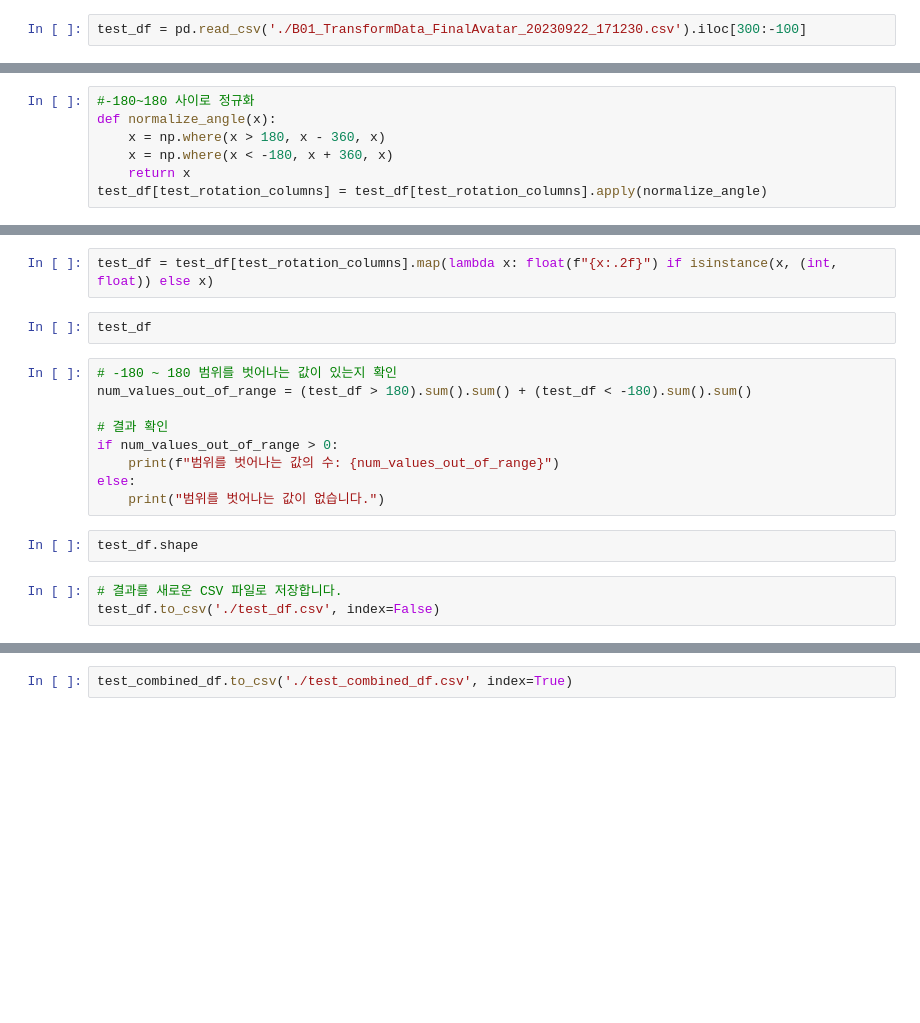
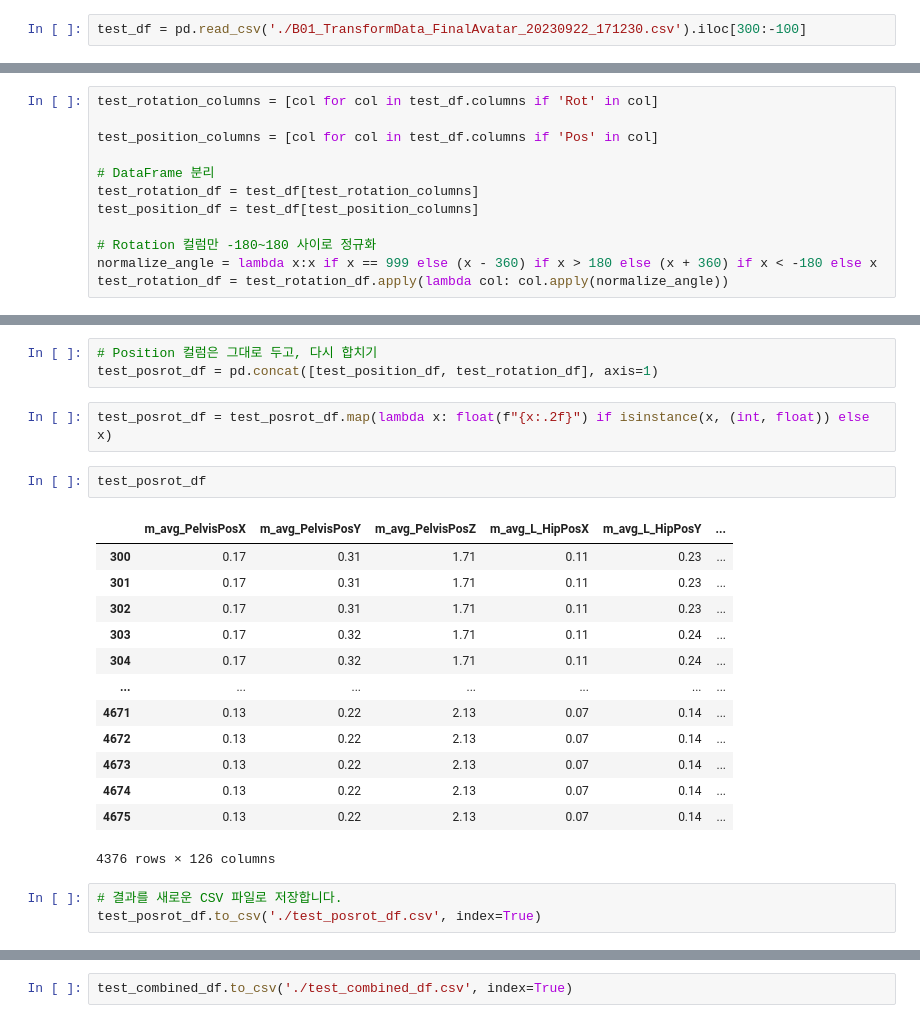
Before and after one commit to jeonsun3629/Sequential-Model, a Jupyter notebook: 02. TransformerPractice_torch.ipynb, the cells around one changed output, grey strips where cells are left out. Cells and saved outputs as stored; diff of their text form; blank space fills up the shorter version.

```diff
--- a/02. TransformerPractice_torch.ipynb
+++ b/02. TransformerPractice_torch.ipynb
@@ -369,7 +499,12 @@ test_rotation_df
-# %%
-#-180~180 사이로 정규화
-def normalize_angle(x):
-    x = np.where(x > 180, x - 360, x)
-    x = np.where(x < -180, x + 360, x)
-    return x
-test_df[test_rotation_columns] = test_df[test_rotation_columns].apply(normalize_angle)
+# %%
+test_rotation_columns = [col for col in test_df.columns if 'Rot' in col]
+
+test_position_columns = [col for col in test_df.columns if 'Pos' in col]
+
+# DataFrame 분리
+test_rotation_df = test_df[test_rotation_columns]
+test_position_df = test_df[test_position_columns]
+
+# Rotation 컬럼만 -180~180 사이로 정규화
+normalize_angle = lambda x:x if x == 999 else (x - 360) if x > 180 else (x + 360) if x < -180 else x
+test_rotation_df = test_rotation_df.apply(lambda col: col.apply(normalize_angle))
@@ -376,19 +522,25 @@ test_df[test_rotation_columns] = test_df[test_rotation_columns].apply(normalize_
+# %%
+# Position 컬럼은 그대로 두고, 다시 합치기
+test_posrot_df = pd.concat([test_position_df, test_rotation_df], axis=1)
 # %%
-test_df = test_df[test_rotation_columns].map(lambda x: float(f"{x:.2f}") if isinstance(x, (int, float)) else x)
+test_posrot_df = test_posrot_df.map(lambda x: float(f"{x:.2f}") if isinstance(x, (int, float)) else x)
-# %%
-test_df
-# %%
-# -180 ~ 180 범위를 벗어나는 값이 있는지 확인
-num_values_out_of_range = (test_df > 180).sum().sum() + (test_df < -180).sum().sum()
-
-# 결과 확인
-if num_values_out_of_range > 0:
-    print(f"범위를 벗어나는 값의 수: {num_values_out_of_range}")
-else:
-    print("범위를 벗어나는 값이 없습니다.")
-# %%
-test_df.shape
+# %%
+test_posrot_df
+# %% [output]
+|  | m_avg_PelvisPosX | m_avg_PelvisPosY | m_avg_PelvisPosZ | m_avg_L_HipPosX | m_avg_L_HipPosY | ... |
+| 300 | 0.17 | 0.31 | 1.71 | 0.11 | 0.23 | ... |
+| 301 | 0.17 | 0.31 | 1.71 | 0.11 | 0.23 | ... |
+| 302 | 0.17 | 0.31 | 1.71 | 0.11 | 0.23 | ... |
+| 303 | 0.17 | 0.32 | 1.71 | 0.11 | 0.24 | ... |
+| 304 | 0.17 | 0.32 | 1.71 | 0.11 | 0.24 | ... |
+| ... | ... | ... | ... | ... | ... | ... |
+| 4671 | 0.13 | 0.22 | 2.13 | 0.07 | 0.14 | ... |
+| 4672 | 0.13 | 0.22 | 2.13 | 0.07 | 0.14 | ... |
+| 4673 | 0.13 | 0.22 | 2.13 | 0.07 | 0.14 | ... |
+| 4674 | 0.13 | 0.22 | 2.13 | 0.07 | 0.14 | ... |
+| 4675 | 0.13 | 0.22 | 2.13 | 0.07 | 0.14 | ... |
+4376 rows × 126 columns
 # %%
 # 결과를 새로운 CSV 파일로 저장합니다.
-test_df.to_csv('./test_df.csv', index=False)
+test_posrot_df.to_csv('./test_posrot_df.csv', index=True)
 # %%
```
Also changed, not shown: parts of 42 cells of this notebook, 4 other files.
